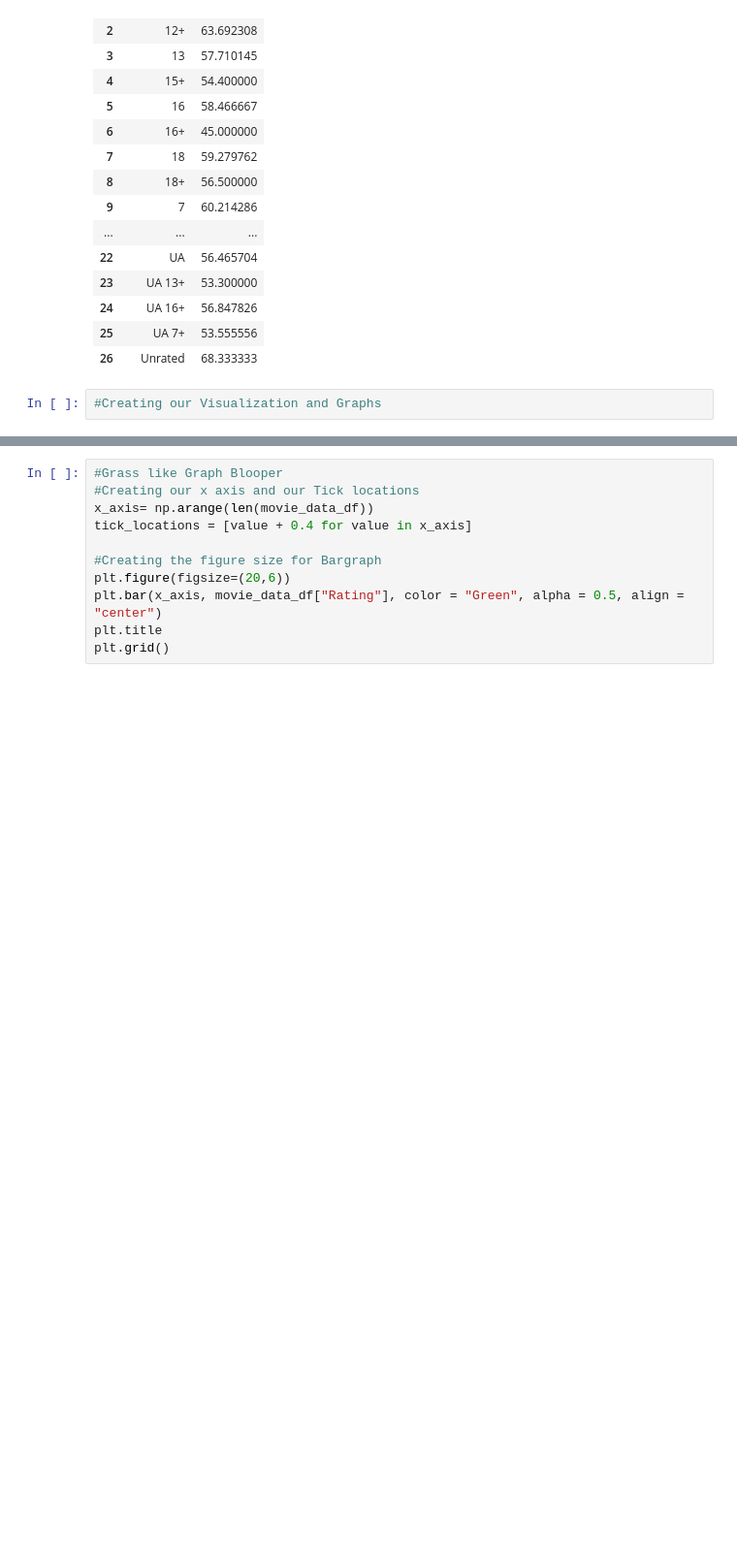
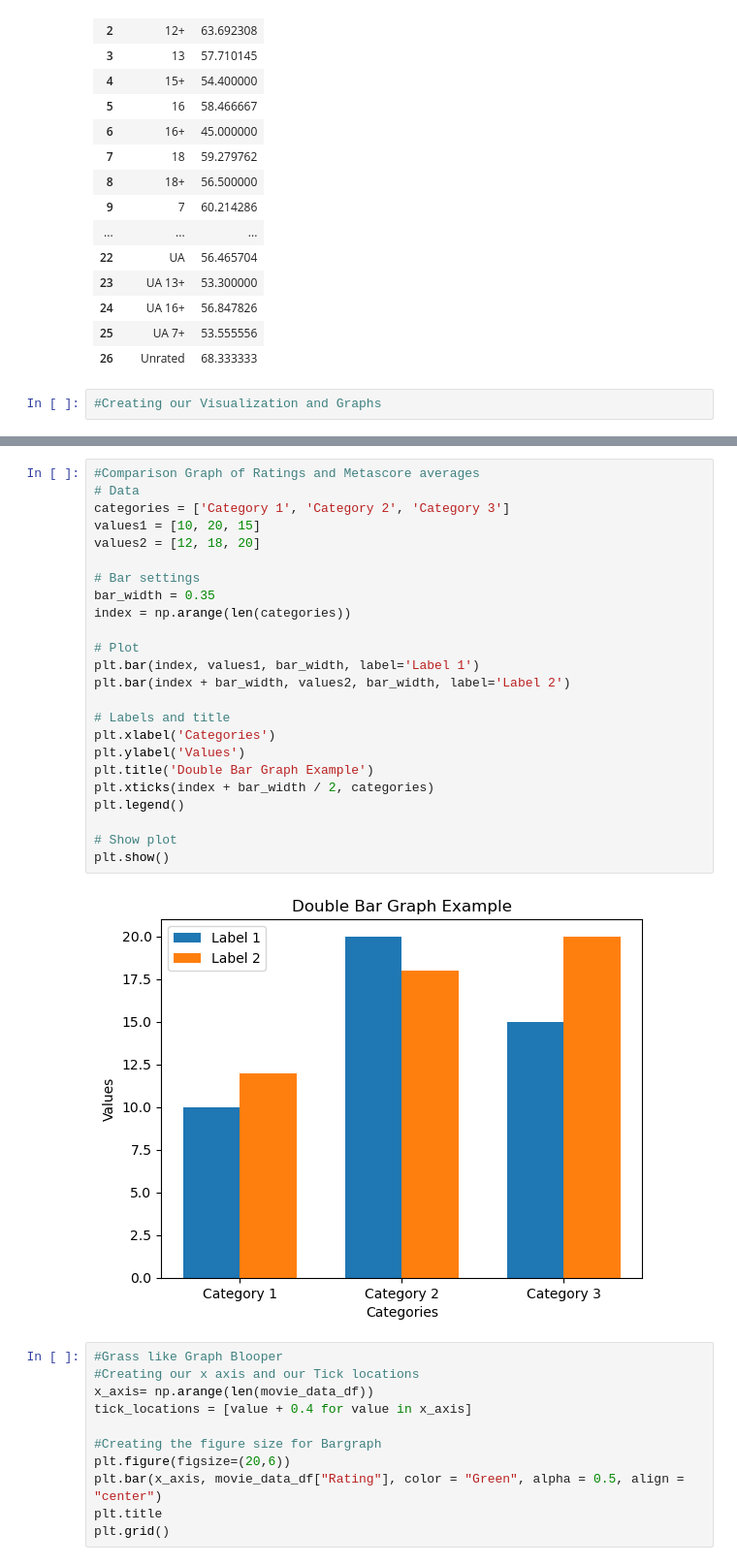
Before and after one commit to spandya3/project-01-MJJS, a Jupyter notebook: RatingAverages.ipynb, the cells around one changed output, grey strips where cells are left out. Shown: that part at 97% size. Drawn from its saved outputs; the diff is of its cells as text; blank space fills up the shorter version.

```diff
--- a/RatingAverages.ipynb
+++ b/RatingAverages.ipynb
@@ -138,3 +212,29 @@ plt.grid()
+# %%
+#Comparison Graph of Ratings and Metascore averages
+# Data
+categories = ['Category 1', 'Category 2', 'Category 3']
+values1 = [10, 20, 15]
+values2 = [12, 18, 20]
+
+# Bar settings
+bar_width = 0.35
+index = np.arange(len(categories))
+
+# Plot
+plt.bar(index, values1, bar_width, label='Label 1')
+plt.bar(index + bar_width, values2, bar_width, label='Label 2')
+
+# Labels and title
+plt.xlabel('Categories')
+plt.ylabel('Values')
+plt.title('Double Bar Graph Example')
+plt.xticks(index + bar_width / 2, categories)
+plt.legend()
+
+# Show plot
+plt.show()
+# %% [output]
+[figure, added]
 # %%
 #Grass like Graph Blooper
 #Creating our x axis and our Tick locations
```
Also changed, not shown: parts of 5 cells of this notebook.
